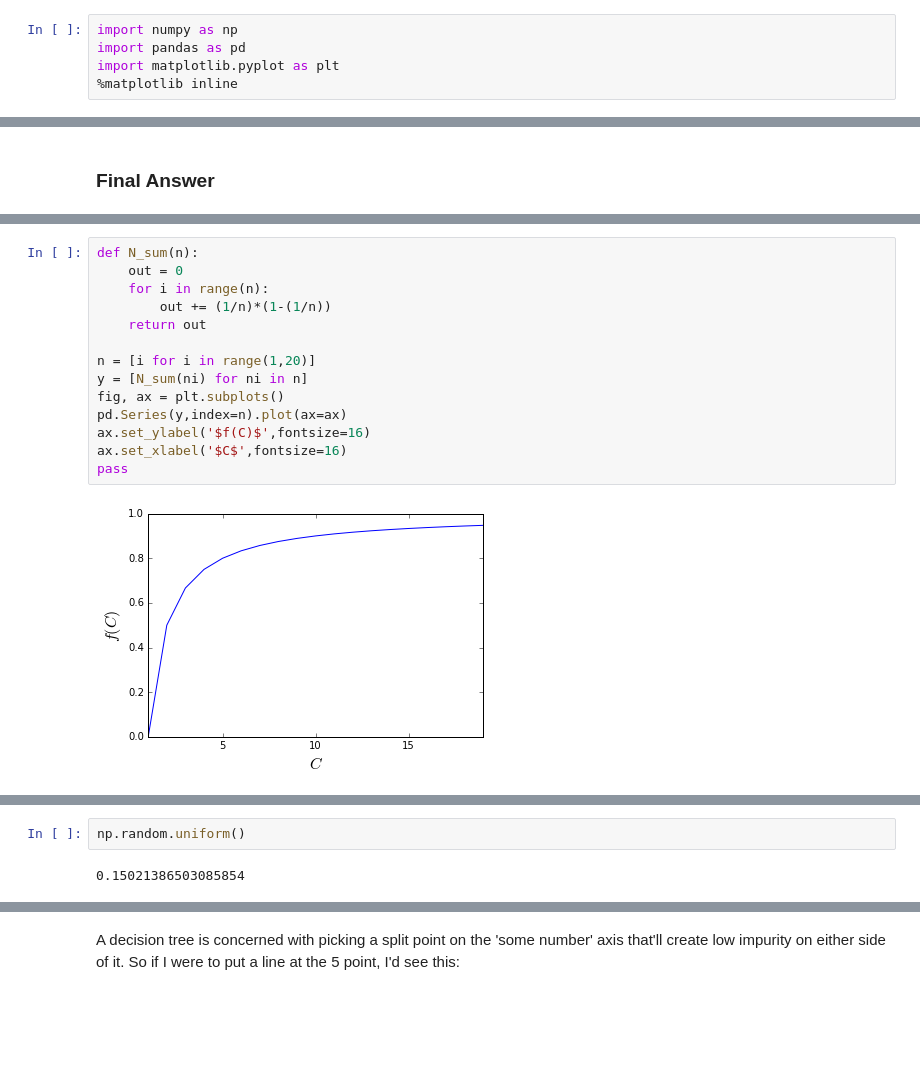
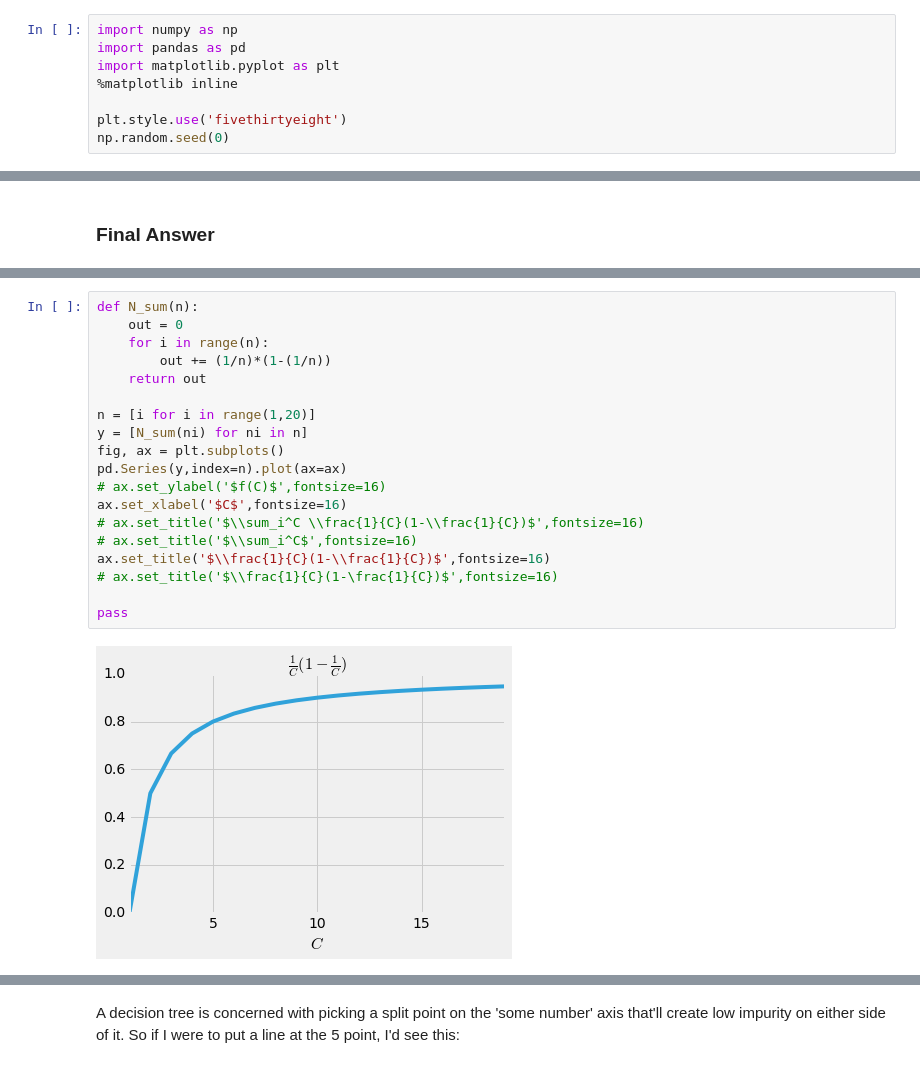
Before and after one commit to Duane321/QuoraNotebooks, a Jupyter notebook: GiniImpurity/What is an intuitive explanation of gini impurity in decision trees.ipynb, the cells around one changed output, grey strips where cells are left out. Drawn from its saved outputs; the diff is of its cells as text; blank space fills up the shorter version.

```diff
--- a/GiniImpurity/What is an intuitive explanation of gini impurity in decision trees.ipynb
+++ b/GiniImpurity/What is an intuitive explanation of gini impurity in decision trees.ipynb
@@ -3,6 +3,9 @@ import numpy as np
 import pandas as pd
 import matplotlib.pyplot as plt
 %matplotlib inline
+
+plt.style.use('fivethirtyeight')
+np.random.seed(0)
 # %% [markdown]
 ### Scrap
 # %% [markdown]
@@ -88,19 +107,24 @@ Which looks like:
 # %%
 def N_sum(n):
     out = 0
     for i in range(n):
         out += (1/n)*(1-(1/n))
     return out
 
 n = [i for i in range(1,20)]
 y = [N_sum(ni) for ni in n]
 fig, ax = plt.subplots()
 pd.Series(y,index=n).plot(ax=ax)
-ax.set_ylabel('$f(C)$',fontsize=16)
+# ax.set_ylabel('$f(C)$',fontsize=16)
 ax.set_xlabel('$C$',fontsize=16)
+# ax.set_title('$\\sum_i^C \\frac{1}{C}(1-\\frac{1}{C})$',fontsize=16)
+# ax.set_title('$\\sum_i^C$',fontsize=16)
+ax.set_title('$\\frac{1}{C}(1-\\frac{1}{C})$',fontsize=16)
+# ax.set_title('$\\frac{1}{C}(1-\frac{1}{C})$',fontsize=16)
+
 pass
 # %% [output]
-[figure, old version]
+[figure, new version]
 # %% [markdown]
 Ok, so $f(C)$ should be giving us some ideas. How can we smash this and our earlier metric together? Well the only thing I can think of is:
 
@@ -119,10 +143,6 @@ And there we have it. We started with something simple/workable in the case of t
 Ah yes - it's not much use knowing about this metric without knowing it's broader purpose. That is, it's use in decision trees.
 
 So imagine we have a set with 3 categories, but each element is associated with a real number. So something like this:
-# %%
-np.random.uniform()
-# %% [output]
-0.15021386503085854
 # %%
 cats = ['A','B','C']
 cat_map = {'A':'blue','B':'green','C':'red'}
```
Also changed, not shown: parts of 10 cells of this notebook.
